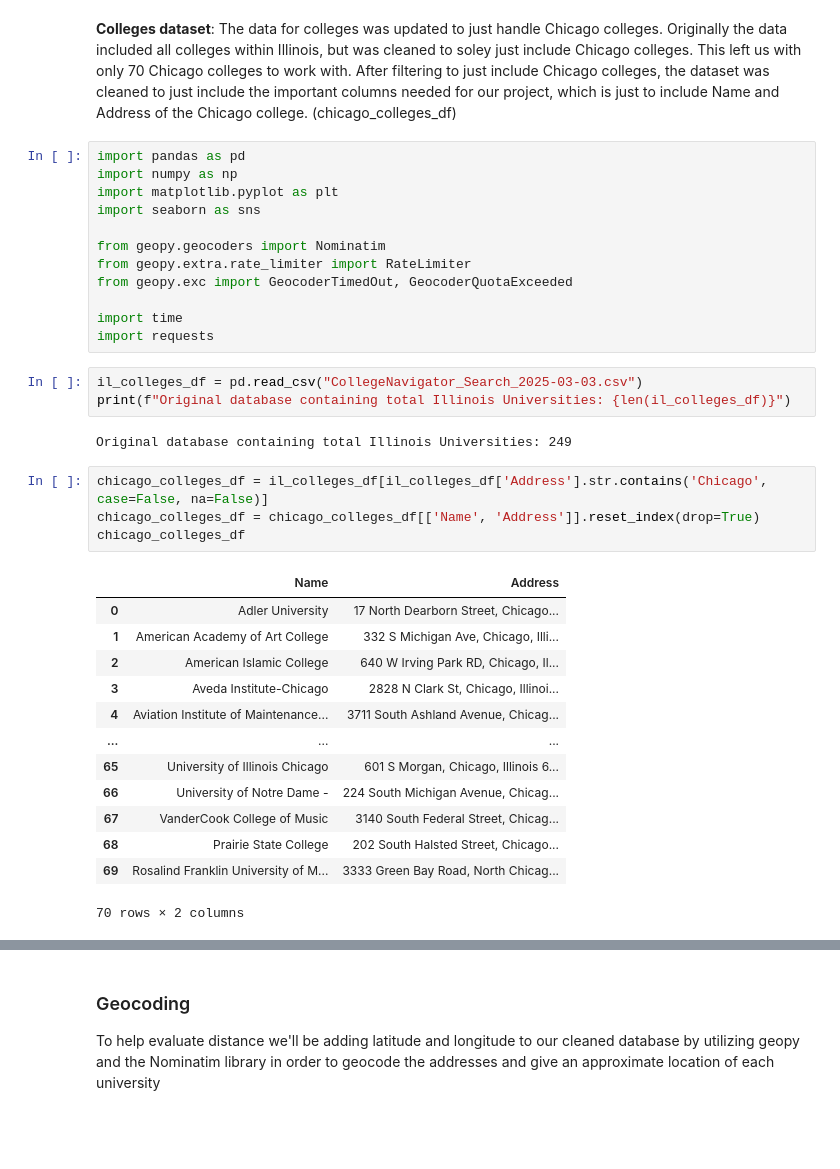
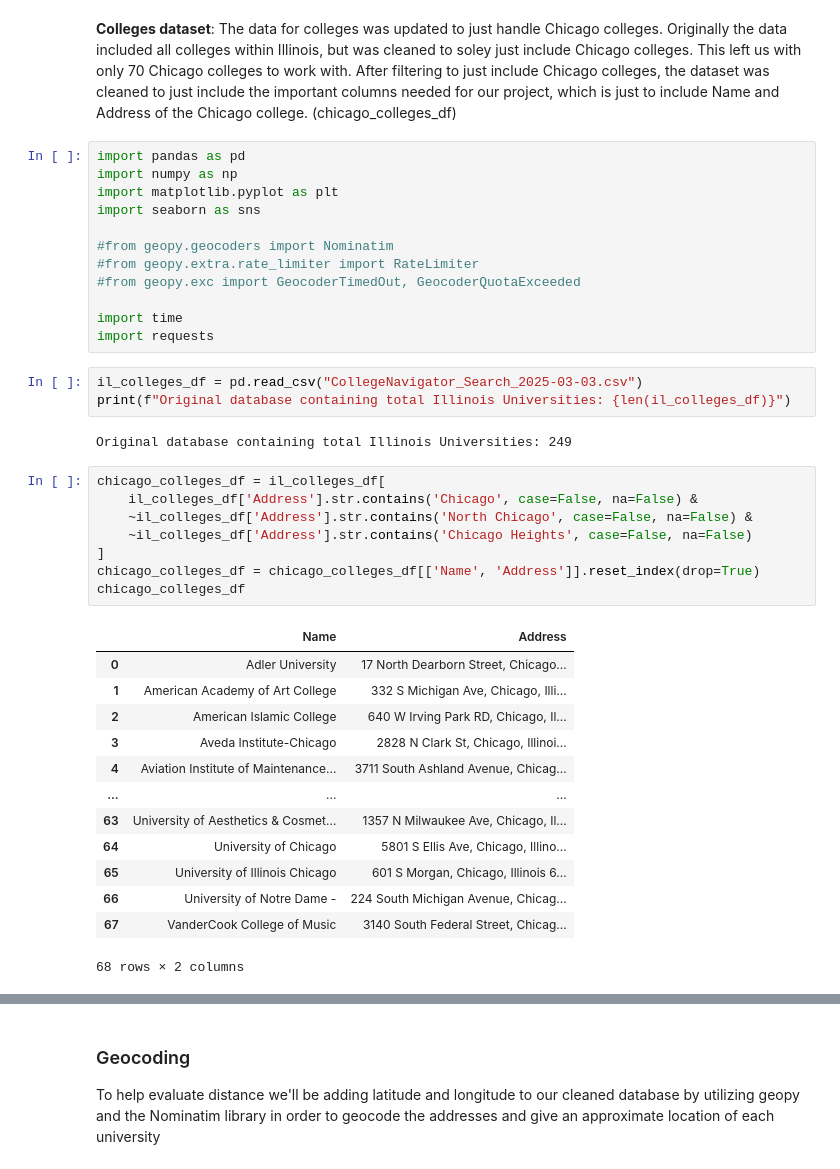
Before and after one commit to cmart71/Student_Housing_Matchmaker, a Jupyter notebook: Progress_Report.ipynb, the cells around one changed output, grey strips where cells are left out. Cells and saved outputs as stored; diff of their text form; blank space fills up the shorter version.

Commit message:
College Data Updated

```diff
--- a/Progress_Report.ipynb
+++ b/Progress_Report.ipynb
@@ -58,9 +58,9 @@ import numpy as np
 import matplotlib.pyplot as plt
 import seaborn as sns
 
-from geopy.geocoders import Nominatim
-from geopy.extra.rate_limiter import RateLimiter
-from geopy.exc import GeocoderTimedOut, GeocoderQuotaExceeded
+#from geopy.geocoders import Nominatim
+#from geopy.extra.rate_limiter import RateLimiter
+#from geopy.exc import GeocoderTimedOut, GeocoderQuotaExceeded
 
 import time
 import requests
@@ -70,23 +70,27 @@ print(f"Original database containing total Illinois Universities: {len(il_colleg
 # %% [output]
 Original database containing total Illinois Universities: 249
 # %%
-chicago_colleges_df = il_colleges_df[il_colleges_df['Address'].str.contains('Chicago', case=False, na=False)]
+chicago_colleges_df = il_colleges_df[
+    il_colleges_df['Address'].str.contains('Chicago', case=False, na=False) &
+    ~il_colleges_df['Address'].str.contains('North Chicago', case=False, na=False) &
+    ~il_colleges_df['Address'].str.contains('Chicago Heights', case=False, na=False)
+]
 chicago_colleges_df = chicago_colleges_df[['Name', 'Address']].reset_index(drop=True)
 chicago_colleges_df
 # %% [output]
 |  | Name | Address |
 | 0 | Adler University | 17 North Dearborn Street, Chicago... |
 | 1 | American Academy of Art College | 332 S Michigan Ave, Chicago, Illi... |
 | 2 | American Islamic College | 640 W Irving Park RD, Chicago, Il... |
 | 3 | Aveda Institute-Chicago | 2828 N Clark St, Chicago, Illinoi... |
 | 4 | Aviation Institute of Maintenance... | 3711 South Ashland Avenue, Chicag... |
 | ... | ... | ... |
+| 63 | University of Aesthetics & Cosmet... | 1357 N Milwaukee Ave, Chicago, Il... |
+| 64 | University of Chicago | 5801 S Ellis Ave, Chicago, Illino... |
 | 65 | University of Illinois Chicago | 601 S Morgan, Chicago, Illinois 6... |
 | 66 | University of Notre Dame - | 224 South Michigan Avenue, Chicag... |
 | 67 | VanderCook College of Music | 3140 South Federal Street, Chicag... |
-| 68 | Prairie State College | 202 South Halsted Street, Chicago... |
-| 69 | Rosalind Franklin University of M... | 3333 Green Bay Road, North Chicag... |
-70 rows × 2 columns
+68 rows × 2 columns
 # %%
 print(f"Updated/Cleaned database containing total Chicago universities: {len(chicago_colleges_df)}")
 # %% [output]
```
Also changed, not shown: parts of 2 cells of this notebook.
